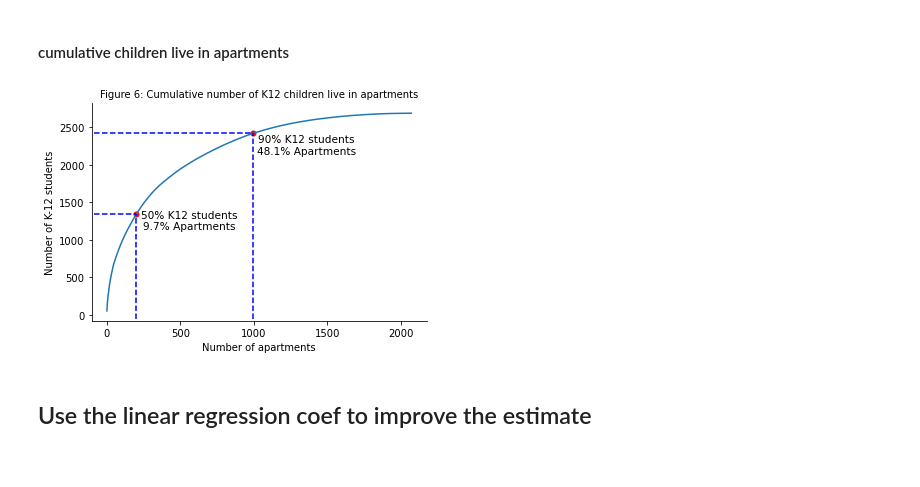
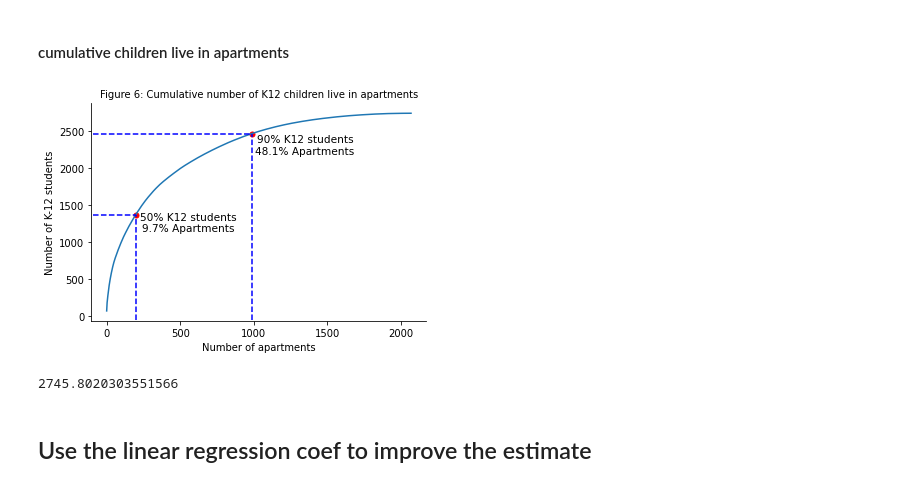
Before and after one commit to wesley0628/Internet-Access-Analysis, a Jupyter notebook: Internet_Access.ipynb, the cells around one changed output. Drawn from its saved outputs; the diff is of its cells as text; code cells hidden in the pictures.

```diff
--- a/Internet_Access.ipynb
+++ b/Internet_Access.ipynb
@@ -28,6 +28,24 @@ residential = df[df["PropertyClass"] == "Residential"]
 residential = residential[residential["PropertyUse"] != "Vacant"]
 residential = residential[residential["PropertyUse"] != "Other"]
 residential = residential[residential["PropertyUse"] != "Condominium-Notation"]
+residential_0_bedroom = residential[residential["Bedrooms"] == 0]
+
+residential_has_bedroom = residential[residential["Bedrooms"] != 0]
+average_bedroom = residential_has_bedroom[["PropertyUse", "Bedrooms"]]
+average_bedroom = average_bedroom.groupby("PropertyUse", as_index=False).mean()
+average_bedroom["Bedrooms"] = round(average_bedroom["Bedrooms"])
+average_bedroom["Bedrooms"] = average_bedroom["Bedrooms"].astype(int)
+dict_average = dict(zip(average_bedroom['PropertyUse'],average_bedroom['Bedrooms']))
+dict_average["3 To 7 Unit"] = 8
+residential_0_bedroom = residential_0_bedroom.dropna()
+def change_bedroom_for_0(df2):
+    return dict_average[df2["PropertyUse"]]
+
+residential_0_bedroom["Bedrooms"] = residential_0_bedroom.apply(lambda  r:change_bedroom_for_0(r), axis=1)
+residential_0_bedroom = residential_0_bedroom[~residential_0_bedroom["Address"].str.contains("CDM")]
+
+residential = pd.concat([residential_has_bedroom, residential_0_bedroom])
+
 commercial = df[df["PropertyClass"] == "Commercial"]
 commercial['Apartment'] = commercial['PropertyUse'].str.contains("Apartment")
 commercial = commercial[commercial["Apartment"] == True]
@@ -284,35 +303,39 @@ block_with_apartment[block_with_apartment["GEO_ID"] == "1000000US550250002043007
 # %%
 Buildings = K12_df[["GEO_ID", "PropertyUse", "geometry", "Area", "K-12_by_point"]]
 Buildings = Buildings[(Buildings["PropertyUse"] == "Condominium") | (Buildings["PropertyUse"] == "2 unit Apartment")
                                    | (Buildings["PropertyUse"] == "3 unit Apartment") | (Buildings["PropertyUse"] == "4 unit Apartment")
                                    | (Buildings["PropertyUse"] == "5 unit Apartment") | (Buildings["PropertyUse"] == "6 unit Apartment")
                                    | (Buildings["PropertyUse"] == "7 unit Apartment")]
 Buildings = Buildings.drop_duplicates("geometry")
 Buildings = Buildings.sort_values(by=['K-12_by_point'], ascending=False)
 K12_data = np.array(Buildings["K-12_by_point"].tolist())
 cumulative = pd.DataFrame(K12_data.cumsum())
 plt.plot(cumulative)
 plt.axis('tight')
 plt.title("Figure 6: Cumulative number of K12 children live in apartments", fontsize=10)
 plt.xlabel("Number of apartments")
 plt.ylabel("Number of K-12 students")
-plt.scatter(201, 1345.9051012469731, s=25, c='r')
-plt.plot([-90, 201], [1345.9051012469731, 1345.9051012469731], c='b', linestyle='--')
-plt.plot([201, 201], [-50, 1345.9051012469731], c='b', linestyle='--')
-plt.text(201+360, 1345.9051012469731-80, '50% K12 students', ha='center', va='bottom', fontsize=10.5)  # horizontal alignment
-plt.text(201+360, 1345.9051012469731-230, '9.7% Apartments', ha='center', va='bottom', fontsize=10.5)
+plt.scatter(197, 1372.5, s=25, c='r')
+plt.plot([-90, 197], [1372.9, 1372.9], c='b', linestyle='--')
+plt.plot([197, 197], [-50, 1372.9], c='b', linestyle='--')
+plt.text(197+360, 1372.9-100, '50% K12 students', ha='center', va='bottom', fontsize=10.5)  # horizontal alignment
+plt.text(197+360, 1372.9-250, '9.7% Apartments', ha='center', va='bottom', fontsize=10.5)
 
-plt.scatter(996, 2689.123604 * 0.9, s=25, c='r')
-plt.plot([-90, 996], [2689.123604 * 0.9, 2689.123604 * 0.9], c='b', linestyle='--')
-plt.plot([996, 996], [-50, 2689.123604 * 0.9], c='b', linestyle='--')
-plt.text(996+360, 2689.123604 * 0.9-150, '90% K12 students', ha='center', va='bottom', fontsize=10.5)  # horizontal alignment
-plt.text(996+360, 2689.123604 * 0.9-310, '48.1% Apartments', ha='center', va='bottom', fontsize=10.5)
+plt.scatter(989, 2745.80 * 0.9, s=25, c='r')
+plt.plot([-90, 989], [2745.80 * 0.9, 2745.80 * 0.9], c='b', linestyle='--')
+plt.plot([989, 989], [-50, 2745.80 * 0.9], c='b', linestyle='--')
+plt.text(989+360, 2745.80 * 0.9-150, '90% K12 students', ha='center', va='bottom', fontsize=10.5)  # horizontal alignment
+plt.text(989+360, 2745.80 * 0.9-310, '48.1% Apartments', ha='center', va='bottom', fontsize=10.5)
 ax = plt.gca()
 ax.spines['top'].set_color('none')
 ax.spines['right'].set_color('none')
 plt.show()
 # %% [output]
-[figure, old version]
+[figure, new version]
+# %%
+cumulative[0].iloc[-1]
+# %% [output]
+2745.8020303551566
 # %% [markdown]
 ## Use the linear regression coef to improve the estimate
 # %%
```
Also changed, not shown: parts of 7 cells of this notebook.
